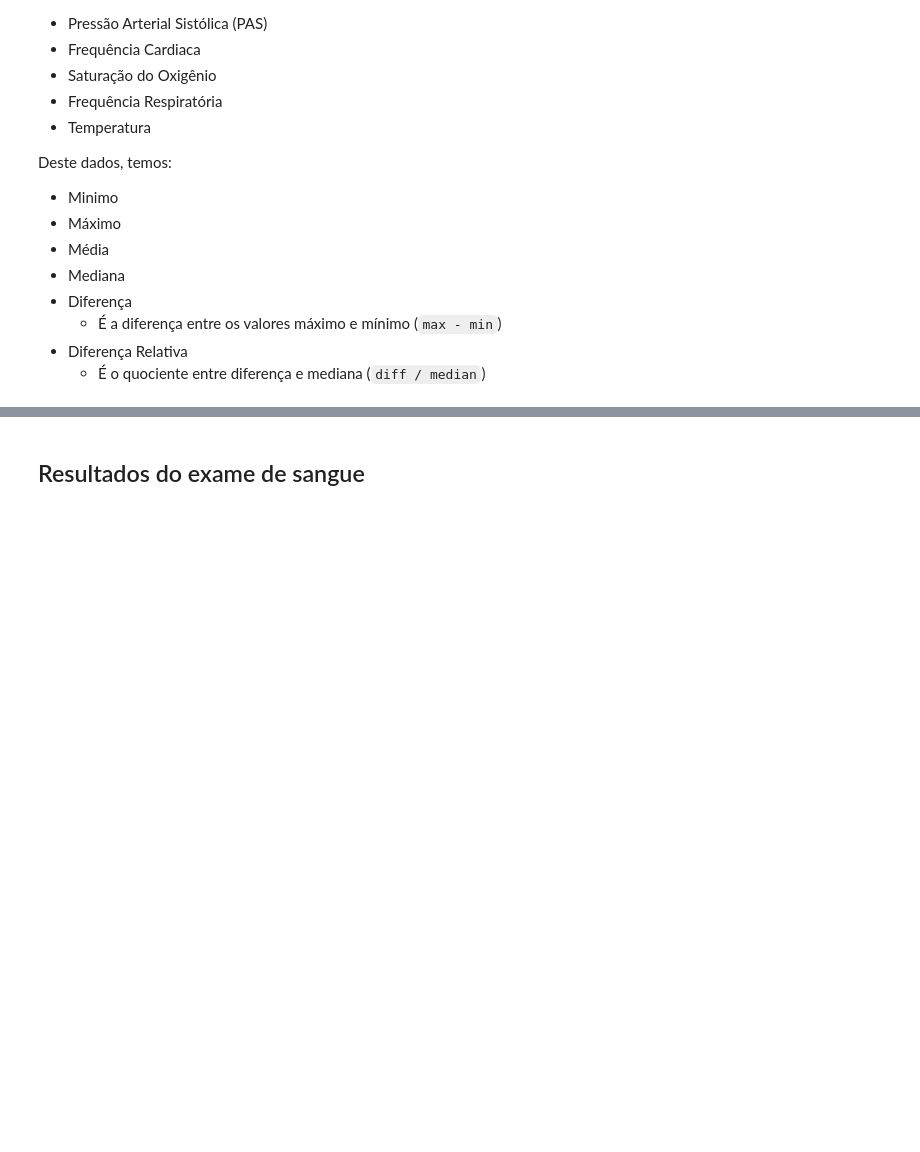
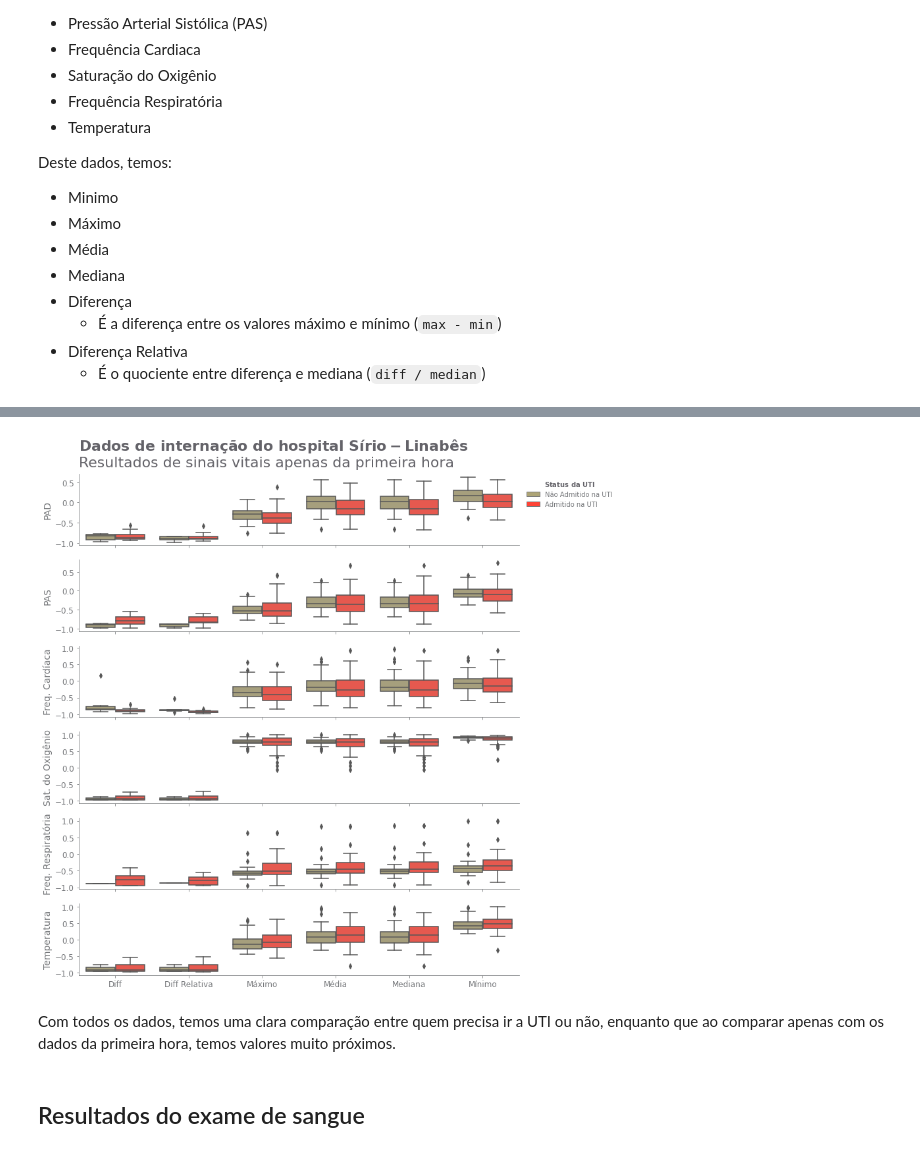
Before and after one commit to willianrocha/COVID-19_clinical_data_assess_diagnosis, a Jupyter notebook: notebooks/EDA.ipynb, the cells around one changed output, grey strips where cells are left out. Cells and saved outputs as stored; diff of their text form; code cells hidden in the pictures; blank space fills up the shorter version.

```diff
--- a/notebooks/EDA.ipynb
+++ b/notebooks/EDA.ipynb
@@ -237,3 +239,18 @@ sns.despine()
+# %%
+attributes_suffix = ['DIFF', 'DIFF_REL', 'MAX', 'MEAN', 'MEDIAN', 'MIN']
+vital_signs = ['BLOODPRESSURE_DIASTOLIC', 'BLOODPRESSURE_SISTOLIC', 'HEART_RATE', 'OXYGEN_SATURATION', 'RESPIRATORY_RATE', 'TEMPERATURE']
+vital_signs_columns = [f'{vs}_{attr}'for vs in vital_signs for attr in attributes_suffix]
+dados_first_hour = dados.copy()
+dados_first_hour[blood_results_columns] = dados.groupby(['PATIENT_VISIT_IDENTIFIER', 'ICU'], as_index=False)[vital_signs_columns].fillna(method='bfill').fillna(method='ffill')
+dados_first_hour = dados_first_hour.groupby('PATIENT_VISIT_IDENTIFIER').apply(prepare_window).reset_index(drop=True)
+
+suptitle = 'Dados de internação do hospital Sírio-Linabês'
+subtitle = 'Sinais vitais aferidos apenas da primeira hora'
+vital_signs_plot(dados_first_hour, suptitle, subtitle)
+# %% [output]
+[figure, added]
+# %% [markdown]
+Com todos os dados, temos uma clara comparação entre quem precisa ir a UTI ou não, enquanto que ao comparar apenas com os dados da primeira hora, temos valores muito próximos.
 # %% [markdown]
 ## Resultados do exame de sangue
 # %%
```
Also changed, not shown: parts of 17 cells of this notebook, 1 other file.
